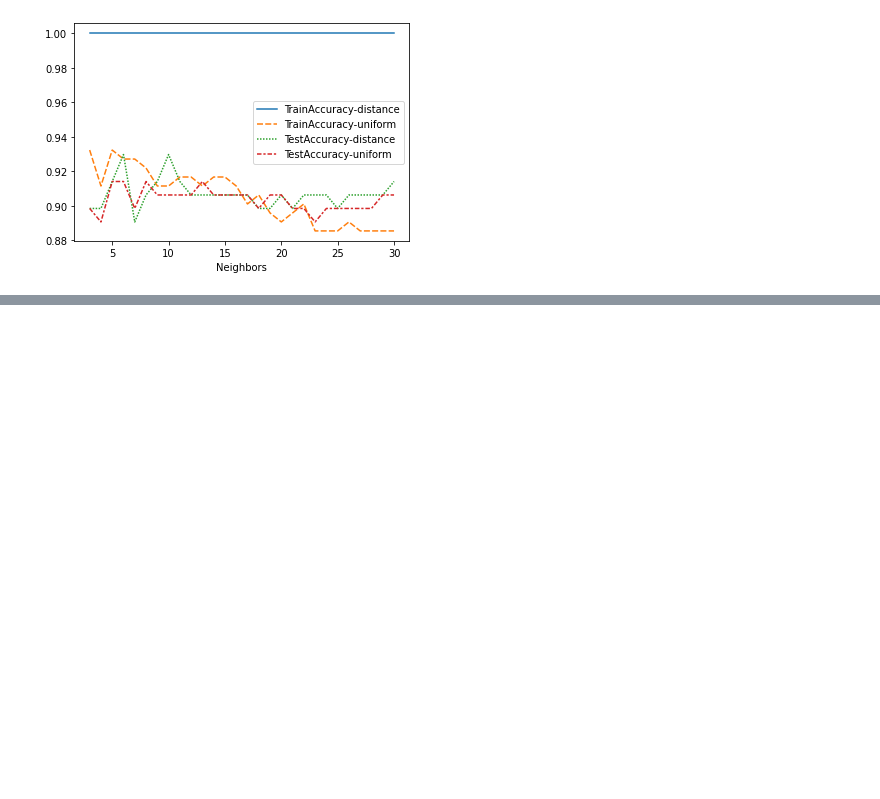
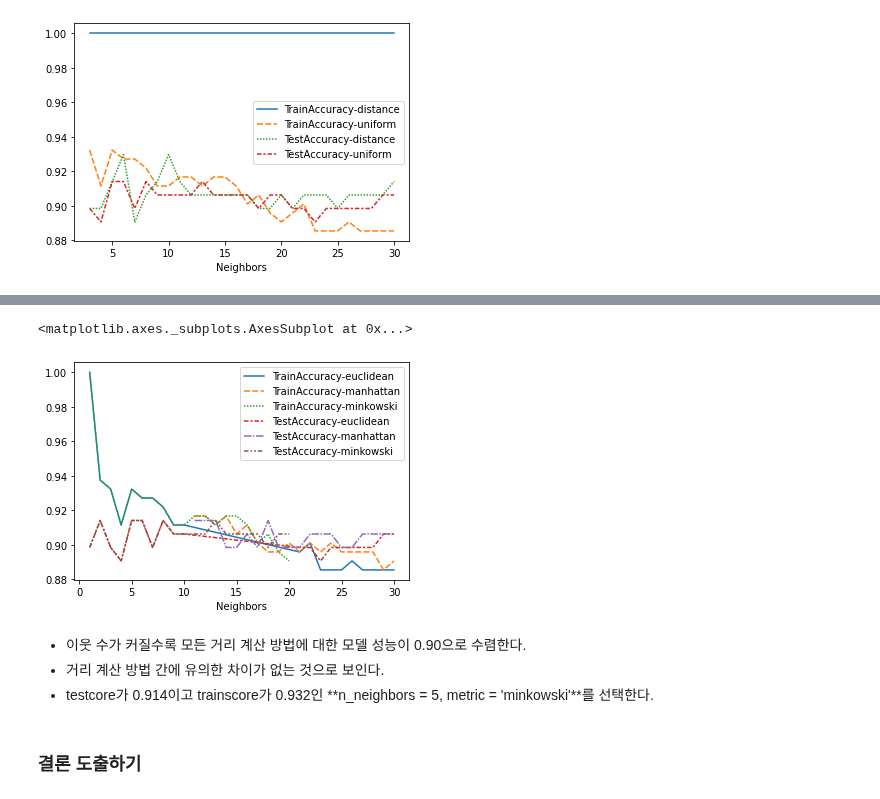
Before and after one commit to mjiii25/posco-academy, a Jupyter notebook: Big-Data/0813-assignment-NN-KNN.ipynb, the cells around one changed output, grey strips where cells are left out. Saved outputs shown, nothing was run; the diff lists cells and outputs as text; code cells hidden in the pictures; blank space fills up the shorter version.

```diff
--- a/Big-Data/0813-assignment-NN-KNN.ipynb
+++ b/Big-Data/0813-assignment-NN-KNN.ipynb
@@ -617,0 +621,18 @@ sns.lineplot(data = df_accuracy_weights_pivot)
+# %%
+train_accuracy = []; test_accuracy = []
+para_n_neighbors = [i for i in range(1,31)] * 2
+para_metric = (['minkowski']) * 20 + (['euclidean']) * 20 + (['manhattan']) * 20
+
+for (v_n_neighbors, v_metric) in zip(para_n_neighbors, para_metric) :
+    knn = KNeighborsClassifier(n_neighbors = v_n_neighbors,
+                               metric = v_metric,
+                               weights = 'uniform')
+    knn.fit(df_train_x, df_train_y)
+    train_accuracy.append(knn.score(df_train_x, df_train_y))
+    test_accuracy.append(knn.score(df_test_x, df_test_y))
+
+df_accuracy_metric = pd.DataFrame()
+df_accuracy_metric['Neighbors'] = para_n_neighbors
+df_accuracy_metric['Metric'] = para_metric
+df_accuracy_metric['TrainAccuracy'] = train_accuracy
+df_accuracy_metric['TestAccuracy'] = test_accuracy
@@ -617,0 +659,19 @@ sns.lineplot(data = df_accuracy_weights_pivot)
+# %%
+df_accuracy_metric_pivot = df_accuracy_metric.pivot(index = 'Neighbors',
+                                                    columns = 'Metric',
+                                                    values = ['TrainAccuracy', 'TestAccuracy'])
+
+level0 = df_accuracy_metric_pivot.columns.get_level_values(0)
+level1 = df_accuracy_metric_pivot.columns.get_level_values(1)
+df_accuracy_metric_pivot.columns = level0 + '-' + level1
+
+sns.lineplot(data = df_accuracy_metric_pivot)
+# %% [output]
+<matplotlib.axes._subplots.AxesSubplot at 0x...>
+[figure, added]
+# %% [markdown]
+- 이웃 수가 커질수록 모든 거리 계산 방법에 대한 모델 성능이 0.90으로 수렴한다.
+- 거리 계산 방법 간에 유의한 차이가 없는 것으로 보인다.
+- testcore가 0.914이고 trainscore가 0.932인 **n_neighbors = 5, metric = 'minkowski'**를 선택한다.
+# %% [markdown]
+### **결론 도출하기**
```
Also changed, not shown: parts of 6 cells of this notebook.
